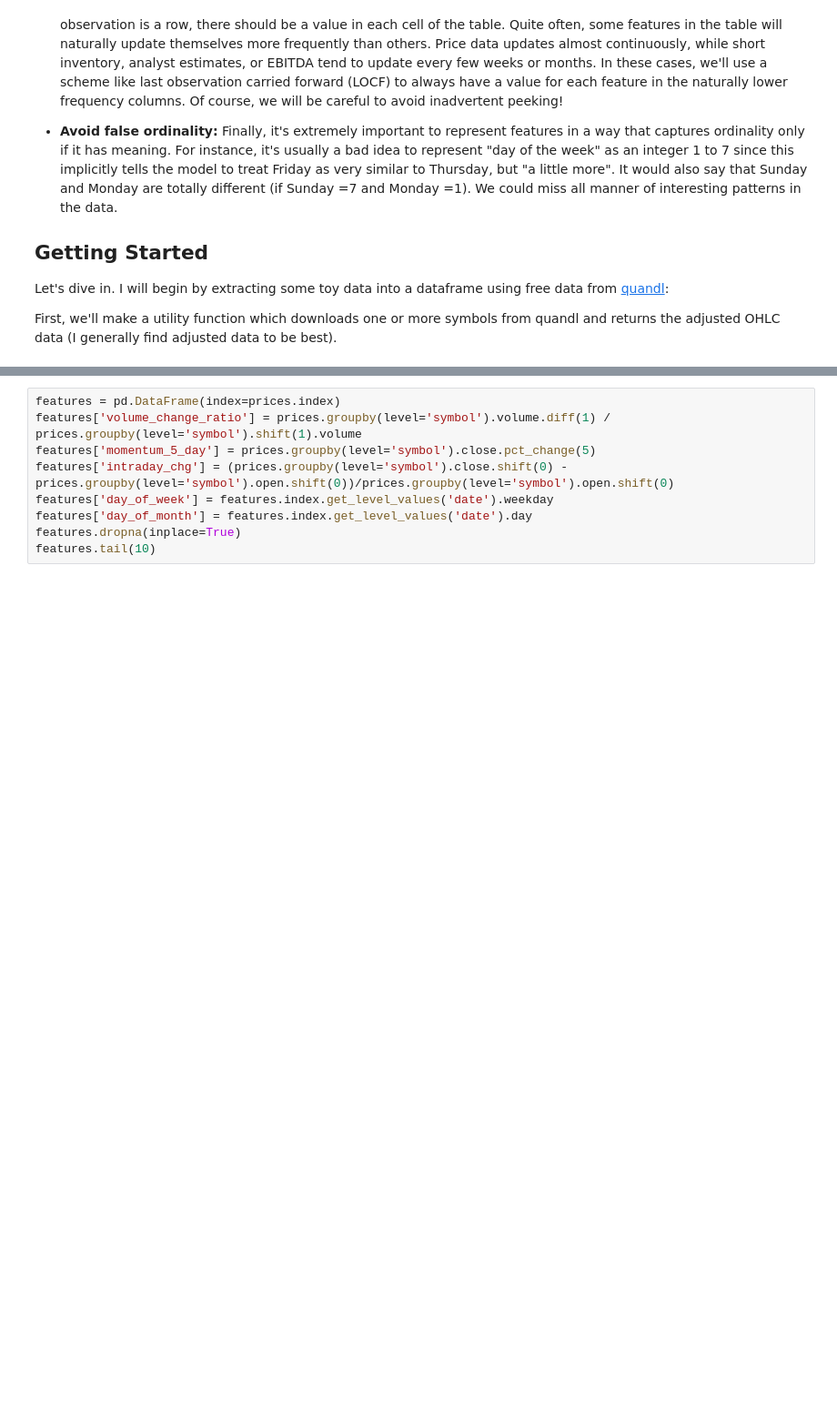
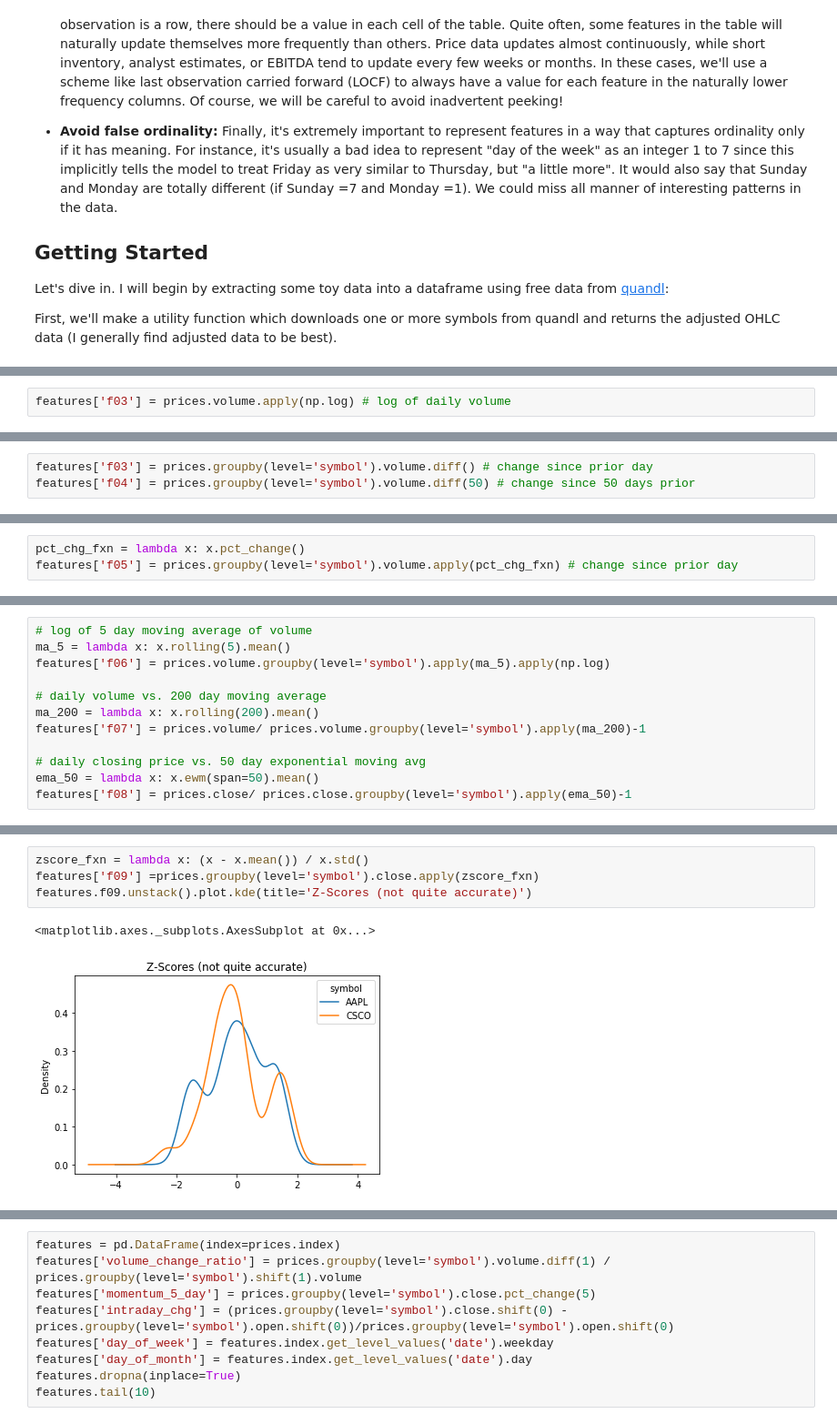
Before and after one commit to convergenceIM/invest-ML, a Jupyter notebook: 02_Feature_Engineering.ipynb, the cells around one changed output, grey strips where cells are left out. Shown at 91% size. Cells and saved outputs as stored; diff of their text form; blank space fills up the shorter version.

```diff
--- a/02_Feature_Engineering.ipynb
+++ b/02_Feature_Engineering.ipynb
@@ -89,0 +119,2 @@ DATA CLEANING
+# %%
+features['f03'] = prices.volume.apply(np.log) # log of daily volume
@@ -89,0 +124,3 @@ DATA CLEANING
+# %%
+features['f03'] = prices.groupby(level='symbol').volume.diff() # change since prior day
+features['f04'] = prices.groupby(level='symbol').volume.diff(50) # change since 50 days prior
@@ -89,0 +130,3 @@ DATA CLEANING
+# %%
+pct_chg_fxn = lambda x: x.pct_change()
+features['f05'] = prices.groupby(level='symbol').volume.apply(pct_chg_fxn) # change since prior day
@@ -89,0 +138,12 @@ DATA CLEANING
+# %%
+# log of 5 day moving average of volume
+ma_5 = lambda x: x.rolling(5).mean()
+features['f06'] = prices.volume.groupby(level='symbol').apply(ma_5).apply(np.log)
+
+# daily volume vs. 200 day moving average
+ma_200 = lambda x: x.rolling(200).mean()
+features['f07'] = prices.volume/ prices.volume.groupby(level='symbol').apply(ma_200)-1
+
+# daily closing price vs. 50 day exponential moving avg
+ema_50 = lambda x: x.ewm(span=50).mean()
+features['f08'] = prices.close/ prices.close.groupby(level='symbol').apply(ema_50)-1
@@ -89,0 +155,7 @@ DATA CLEANING
+# %%
+zscore_fxn = lambda x: (x - x.mean()) / x.std()
+features['f09'] =prices.groupby(level='symbol').close.apply(zscore_fxn)
+features.f09.unstack().plot.kde(title='Z-Scores (not quite accurate)')
+# %% [output]
+<matplotlib.axes._subplots.AxesSubplot at 0x...>
+[figure, added]
```
Also changed, not shown: parts of 29 cells of this notebook.
